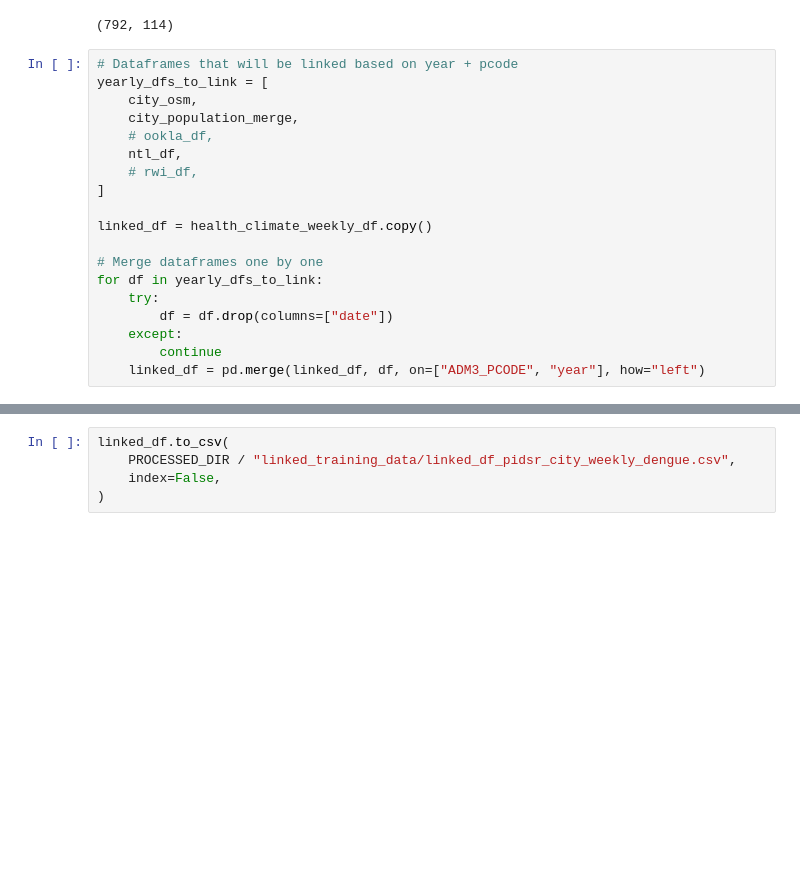
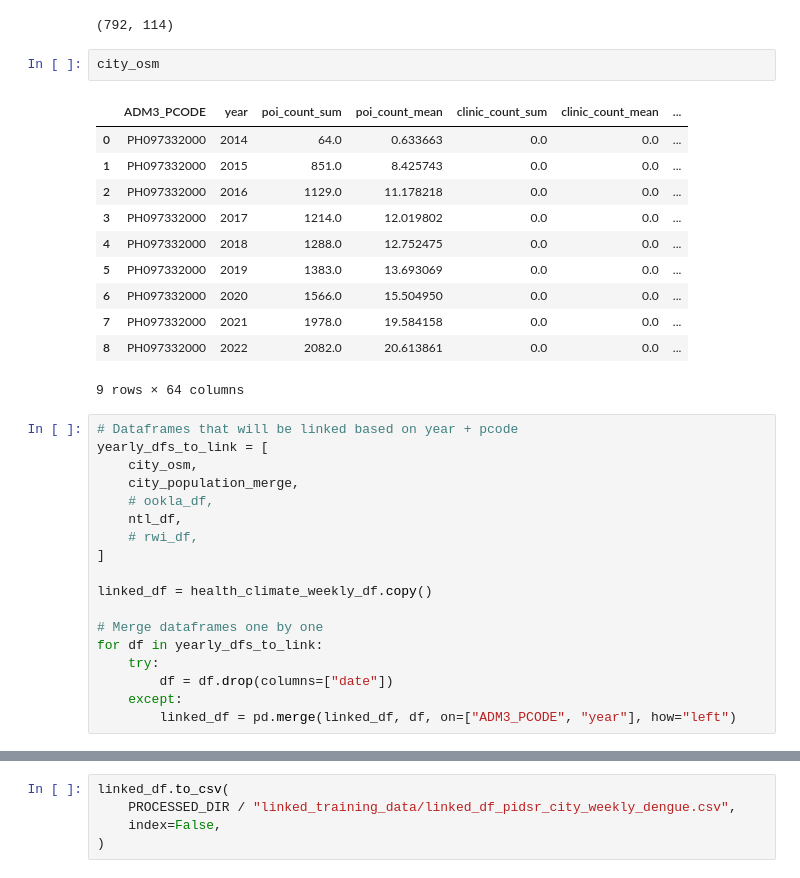
Before and after one commit to thinkingmachines/project-cchain, a Jupyter notebook: notebooks/baseline-model/02-link-external-variables-to-central.ipynb, the cells around one changed output, grey strips where cells are left out. Saved outputs shown, nothing was run; the diff lists cells and outputs as text; blank space fills up the shorter version.

```diff
--- a/notebooks/baseline-model/02-link-external-variables-to-central.ipynb
+++ b/notebooks/baseline-model/02-link-external-variables-to-central.ipynb
@@ -903,6 +895,20 @@ health_climate_weekly_df = health_climate_weekly_df.rename(
 health_climate_weekly_df.shape
 # %% [output]
 (792, 114)
+# %%
+city_osm
+# %% [output]
+|  | ADM3_PCODE | year | poi_count_sum | poi_count_mean | clinic_count_sum | clinic_count_mean | ... |
+| 0 | PH097332000 | 2014 | 64.0 | 0.633663 | 0.0 | 0.0 | ... |
+| 1 | PH097332000 | 2015 | 851.0 | 8.425743 | 0.0 | 0.0 | ... |
+| 2 | PH097332000 | 2016 | 1129.0 | 11.178218 | 0.0 | 0.0 | ... |
+| 3 | PH097332000 | 2017 | 1214.0 | 12.019802 | 0.0 | 0.0 | ... |
+| 4 | PH097332000 | 2018 | 1288.0 | 12.752475 | 0.0 | 0.0 | ... |
+| 5 | PH097332000 | 2019 | 1383.0 | 13.693069 | 0.0 | 0.0 | ... |
+| 6 | PH097332000 | 2020 | 1566.0 | 15.504950 | 0.0 | 0.0 | ... |
+| 7 | PH097332000 | 2021 | 1978.0 | 19.584158 | 0.0 | 0.0 | ... |
+| 8 | PH097332000 | 2022 | 2082.0 | 20.613861 | 0.0 | 0.0 | ... |
+9 rows × 64 columns
 # %%
 # Dataframes that will be linked based on year + pcode
 yearly_dfs_to_link = [
@@ -920,5 +926,4 @@ for df in yearly_dfs_to_link:
     try:
         df = df.drop(columns=["date"])
     except:
-        continue
-    linked_df = pd.merge(linked_df, df, on=["ADM3_PCODE", "year"], how="left")
+        linked_df = pd.merge(linked_df, df, on=["ADM3_PCODE", "year"], how="left")
```
Also changed, not shown: parts of 6 cells of this notebook.
